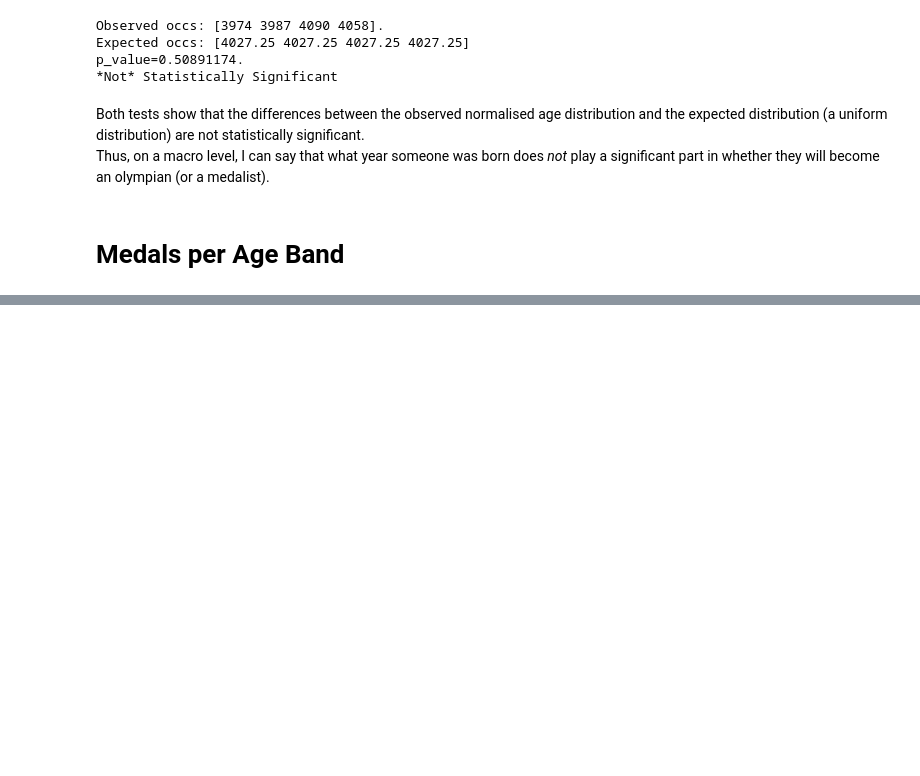
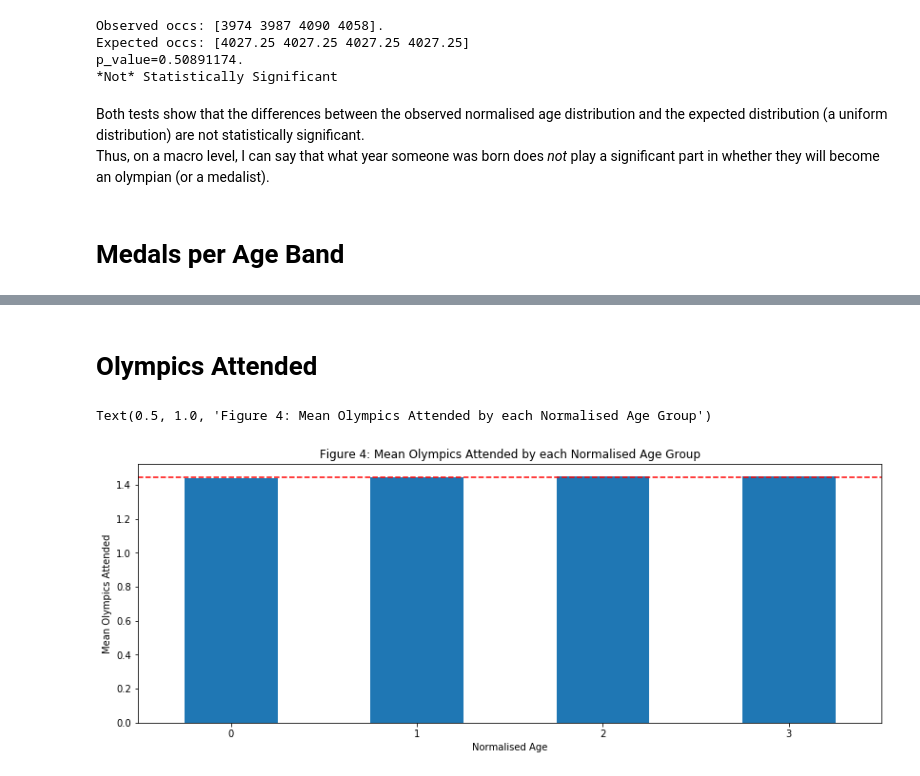
Before and after one commit to dajhutchinson/Olympic-Analysis, a Jupyter notebook: Overview Analysis.ipynb, the cells around one changed output, grey strips where cells are left out. Cells and saved outputs as stored; diff of their text form; code cells hidden in the pictures; blank space fills up the shorter version.

```diff
--- a/Overview Analysis.ipynb
+++ b/Overview Analysis.ipynb
@@ -202,0 +209,22 @@ I supposed that perhaps multi-medal winners were not uniformly distributed. This
+# %% [markdown]
+# Olympics Attended
+# %%
+fig,axes=plt.subplots(figsize=(14,5),nrows=1,ncols=1)
+
+unique_athlete_df["Num_Olympics"]=unique_athlete_df["Years"].apply(lambda x:len(x))
+unique_athlete_df[["Years","Num_Olympics"]].head()
+normalised_age_group=unique_athlete_df.groupby("Cycle_Age")
+
+mean_attended=normalised_age_group["Num_Olympics"].sum().sort_index()/normalised_age_group["Name"].count().sort_index()
+mean_attended.plot.bar(ax=axes)
+
+axes.axhline(y=unique_athlete_df["Num_Olympics"].sum()/unique_athlete_df.shape[0],c="red",ls="--")
+axes.set_xlabel("Normalised Age")
+axes.set_xticks([0,1,2,3])
+axes.set_xticklabels([0,1,2,3])
+axes.xaxis.set_tick_params(rotation=0)
+axes.set_ylabel("Mean Olympics Attended")
+axes.set_title("Figure 4: Mean Olympics Attended by each Normalised Age Group")
+# %% [output]
+Text(0.5, 1.0, 'Figure 4: Mean Olympics Attended by each Normalised Age Group')
+[figure, added]
```
Also changed, not shown: parts of 5 cells of this notebook, 2 other files.
